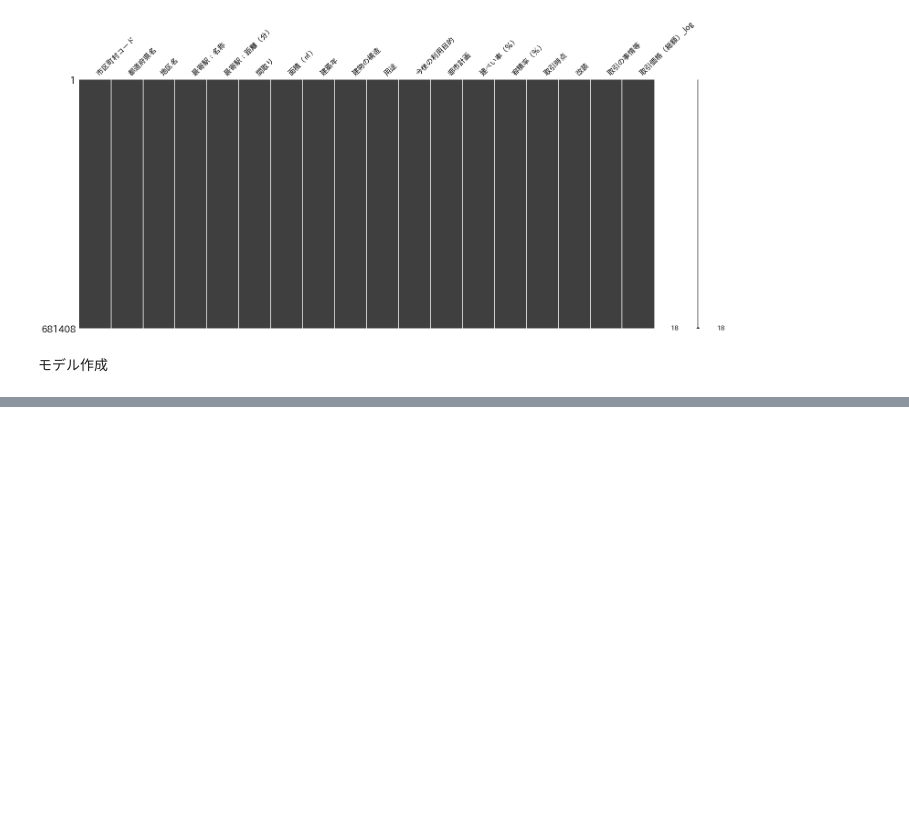
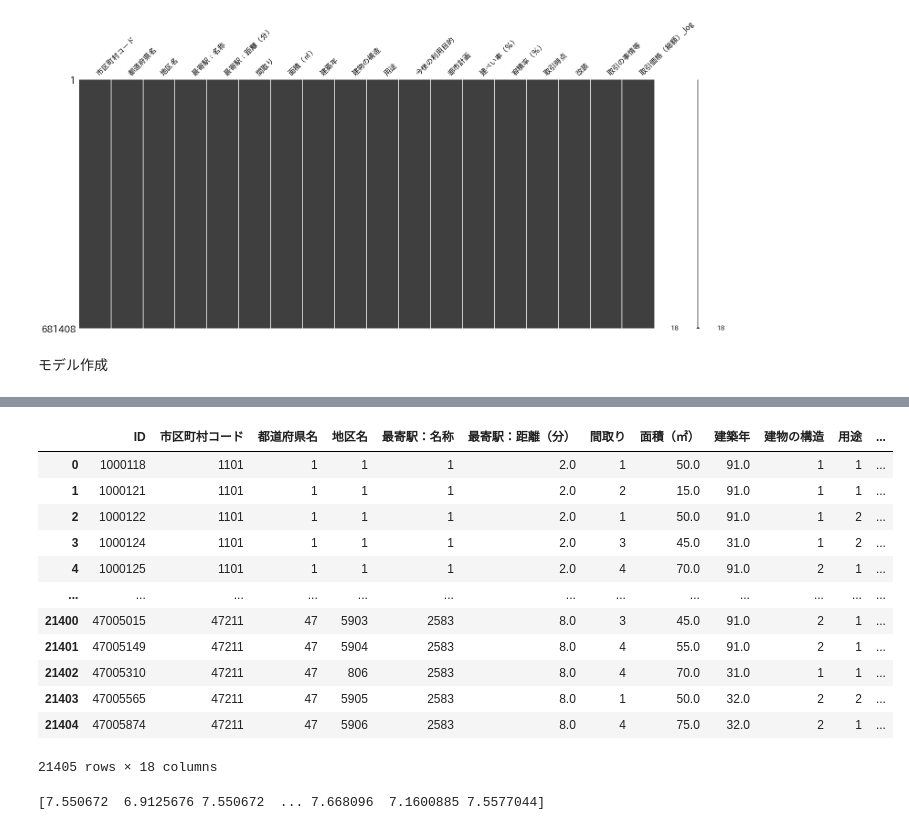
Before and after one commit to rallyfranky/my-first-repo, a Jupyter notebook: nishika_mansion_comp2.ipynb, the cells around one changed output, grey strips where cells are left out. Drawn from its saved outputs; the diff is of its cells as text; code cells hidden in the pictures; blank space fills up the shorter version.

```diff
--- a/nishika_mansion_comp2.ipynb
+++ b/nishika_mansion_comp2.ipynb
@@ -421,0 +490,24 @@ Will train until eval-mae hasn't improved in 10 rounds.
+# %%
+test
+# %% [output]
+|  | ID | 市区町村コード | 都道府県名 | 地区名 | 最寄駅：名称 | 最寄駅：距離（分） | 間取り | 面積（㎡） | 建築年 | 建物の構造 | 用途 | ... |
+| 0 | 1000118 | 1101 | 1 | 1 | 1 | 2.0 | 1 | 50.0 | 91.0 | 1 | 1 | ... |
+| 1 | 1000121 | 1101 | 1 | 1 | 1 | 2.0 | 2 | 15.0 | 91.0 | 1 | 1 | ... |
+| 2 | 1000122 | 1101 | 1 | 1 | 1 | 2.0 | 1 | 50.0 | 91.0 | 1 | 2 | ... |
+| 3 | 1000124 | 1101 | 1 | 1 | 1 | 2.0 | 3 | 45.0 | 31.0 | 1 | 2 | ... |
+| 4 | 1000125 | 1101 | 1 | 1 | 1 | 2.0 | 4 | 70.0 | 91.0 | 2 | 1 | ... |
+| ... | ... | ... | ... | ... | ... | ... | ... | ... | ... | ... | ... | ... |
+| 21400 | 47005015 | 47211 | 47 | 5903 | 2583 | 8.0 | 3 | 45.0 | 91.0 | 2 | 1 | ... |
+| 21401 | 47005149 | 47211 | 47 | 5904 | 2583 | 8.0 | 4 | 55.0 | 91.0 | 2 | 1 | ... |
+| 21402 | 47005310 | 47211 | 47 | 806 | 2583 | 8.0 | 4 | 70.0 | 31.0 | 1 | 1 | ... |
+| 21403 | 47005565 | 47211 | 47 | 5905 | 2583 | 8.0 | 1 | 50.0 | 32.0 | 2 | 2 | ... |
+| 21404 | 47005874 | 47211 | 47 | 5906 | 2583 | 8.0 | 4 | 75.0 | 32.0 | 2 | 1 | ... |
+21405 rows × 18 columns
+# %%
+test_x = test.drop('ID',axis=1)
+
+pred = gbm.predict(xgb.DMatrix(test_x))
+print(pred)
+test["取引価格（総額）_log"] = pred
+# %% [output]
+[7.550672  6.9125676 7.550672  ... 7.668096  7.1600885 7.5577044]
```
Also changed, not shown: parts of 13 cells of this notebook.
